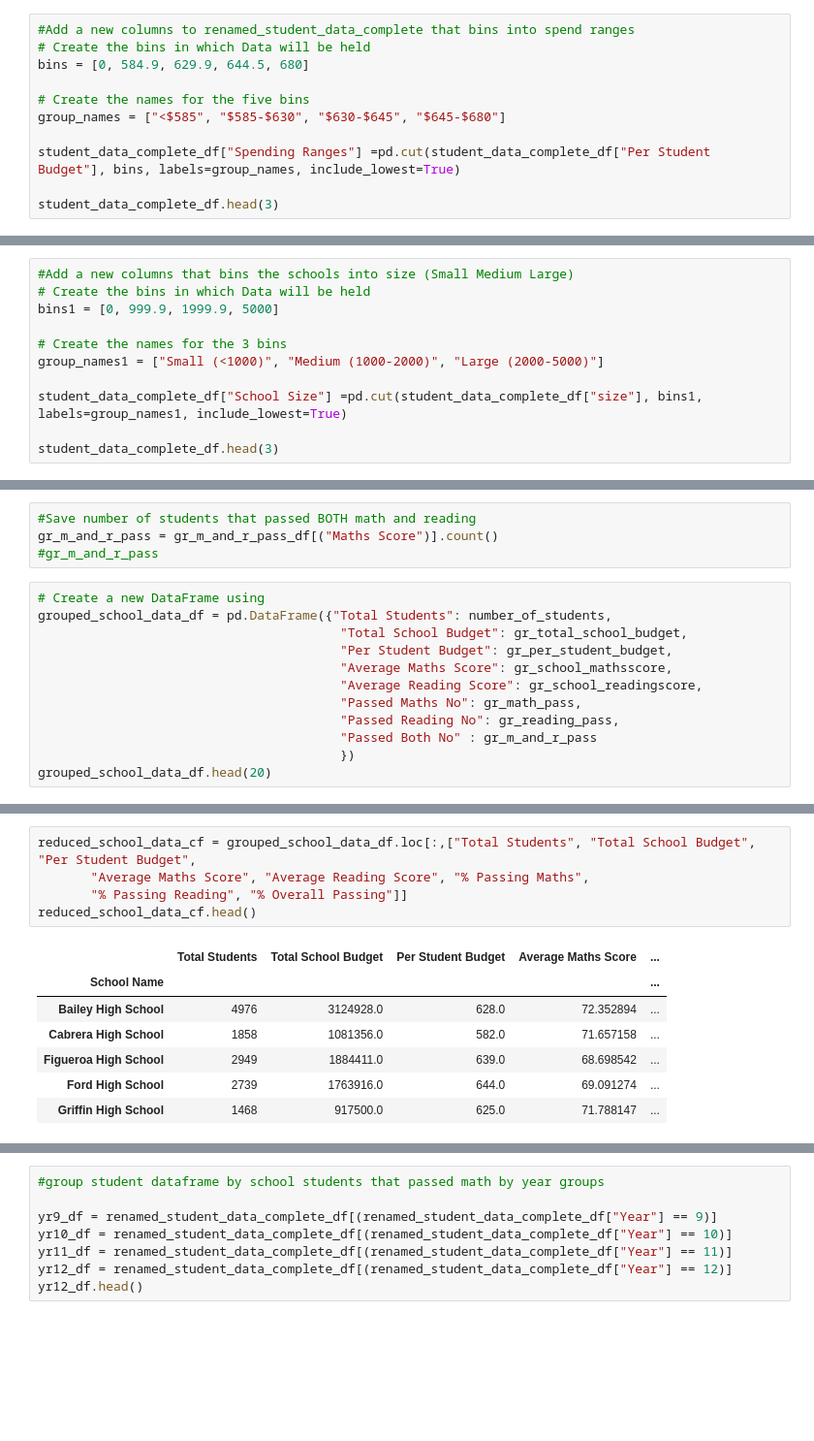
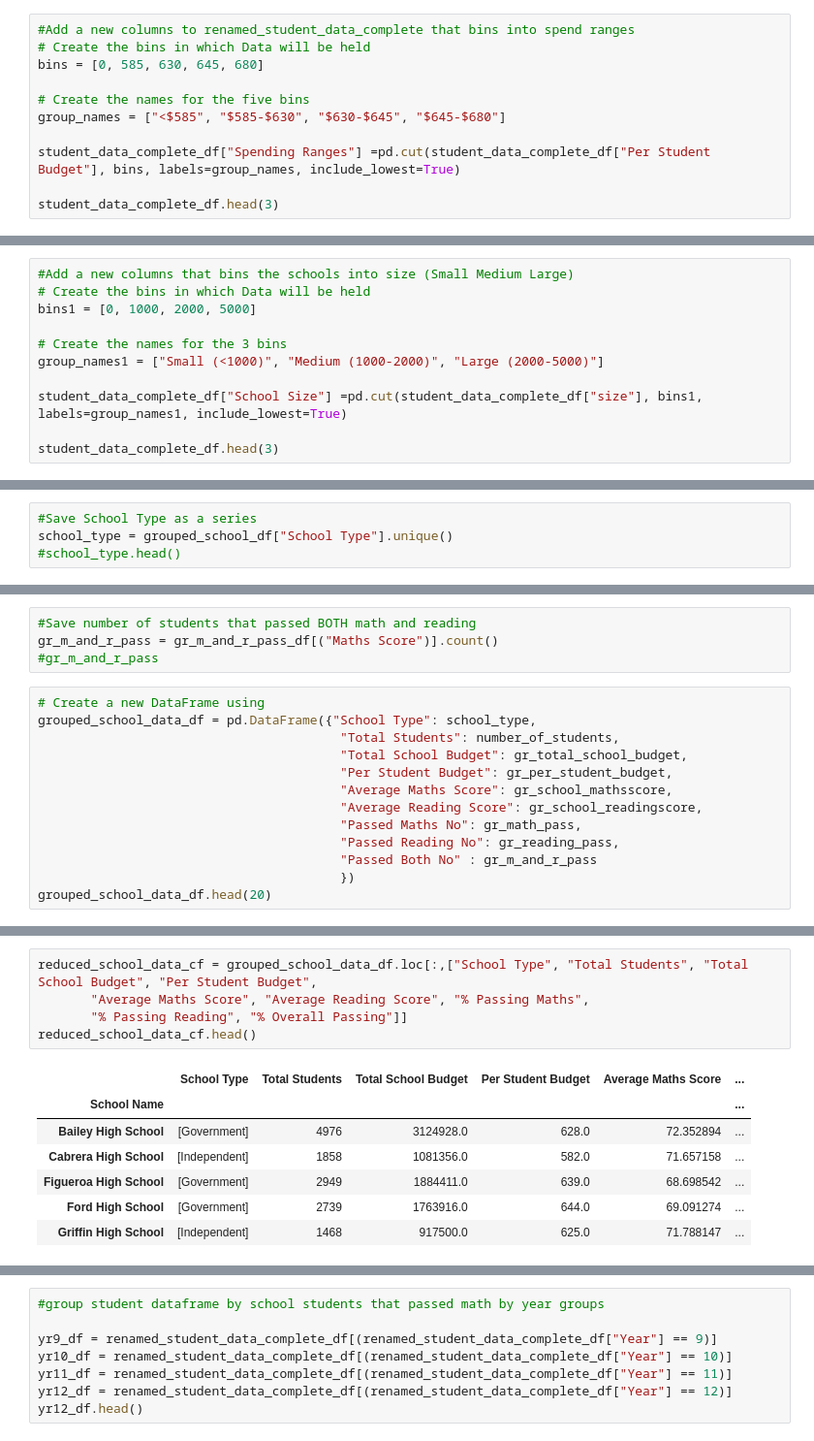
Before and after one commit to dalemunroe/pandas-challenge, a Jupyter notebook: PyCitySchools/PyCitySchools.ipynb, the cells around one changed output, grey strips where cells are left out. Shown at 97% size. Drawn from its saved outputs; the diff is of its cells as text; blank space fills up the shorter version.

```diff
--- a/PyCitySchools/PyCitySchools.ipynb
+++ b/PyCitySchools/PyCitySchools.ipynb
@@ -58,7 +58,7 @@ student_data_complete_df.head()
 # %%
 #Add a new columns to renamed_student_data_complete that bins into spend ranges
 # Create the bins in which Data will be held
-bins = [0, 584.9, 629.9, 644.5, 680]
+bins = [0, 585, 630, 645, 680]
 
 # Create the names for the five bins
 group_names = ["<$585", "$585-$630", "$630-$645", "$645-$680"]
@@ -74,7 +74,7 @@ student_data_complete_df.head(3)
 # %%
 #Add a new columns that bins the schools into size (Small Medium Large)
 # Create the bins in which Data will be held
-bins1 = [0, 999.9, 1999.9, 5000]
+bins1 = [0, 1000, 2000, 5000]
 
 # Create the names for the 3 bins
 group_names1 = ["Small (<1000)", "Medium (1000-2000)", "Large (2000-5000)"]
@@ -250,6 +254,10 @@ grouped_school_df.count().head(20)
 | Thomas High School | 1635 | 1635 | 1635 | 1635 | 1635 | 1635 | 1635 | 1635 | ... |
 | Wilson High School | 2283 | 2283 | 2283 | 2283 | 2283 | 2283 | 2283 | 2283 | ... |
 | Wright High School | 1800 | 1800 | 1800 | 1800 | 1800 | 1800 | 1800 | 1800 | ... |
+# %%
+#Save School Type as a series
+school_type = grouped_school_df["School Type"].unique()
+#school_type.head()
 # %%
 #Save number of students as a series
 number_of_students = grouped_school_df[("Total Students")].count()
@@ -360,7 +368,8 @@ gr_m_and_r_pass = gr_m_and_r_pass_df[("Maths Score")].count()
 #gr_m_and_r_pass
 # %%
 # Create a new DataFrame using
-grouped_school_data_df = pd.DataFrame({"Total Students": number_of_students,
+grouped_school_data_df = pd.DataFrame({"School Type": school_type,
+                                        "Total Students": number_of_students,
                                         "Total School Budget": gr_total_school_budget,
                                         "Per Student Budget": gr_per_student_budget,
                                         "Average Maths Score": gr_school_mathsscore,
@@ -421,13 +430,13 @@ grouped_school_data_df.head()
 # %%
-reduced_school_data_cf = grouped_school_data_df.loc[:,["Total Students", "Total School Budget", "Per Student Budget",
+reduced_school_data_cf = grouped_school_data_df.loc[:,["School Type", "Total Students", "Total School Budget", "Per Student Budget",
        "Average Maths Score", "Average Reading Score", "% Passing Maths",
        "% Passing Reading", "% Overall Passing"]]
 reduced_school_data_cf.head()
 # %% [output]
-|  | Total Students | Total School Budget | Per Student Budget | Average Maths Score | ... |
-| School Name |  |  |  |  | ... |
-| Bailey High School | 4976 | 3124928.0 | 628.0 | 72.352894 | ... |
-| Cabrera High School | 1858 | 1081356.0 | 582.0 | 71.657158 | ... |
-| Figueroa High School | 2949 | 1884411.0 | 639.0 | 68.698542 | ... |
-| Ford High School | 2739 | 1763916.0 | 644.0 | 69.091274 | ... |
-| Griffin High School | 1468 | 917500.0 | 625.0 | 71.788147 | ... |
+|  | School Type | Total Students | Total School Budget | Per Student Budget | Average Maths Score | ... |
+| School Name |  |  |  |  |  | ... |
+| Bailey High School | [Government] | 4976 | 3124928.0 | 628.0 | 72.352894 | ... |
+| Cabrera High School | [Independent] | 1858 | 1081356.0 | 582.0 | 71.657158 | ... |
+| Figueroa High School | [Government] | 2949 | 1884411.0 | 639.0 | 68.698542 | ... |
+| Ford High School | [Government] | 2739 | 1763916.0 | 644.0 | 69.091274 | ... |
+| Griffin High School | [Independent] | 1468 | 917500.0 | 625.0 | 71.788147 | ... |
```
Also changed, not shown: parts of 30 cells of this notebook.
